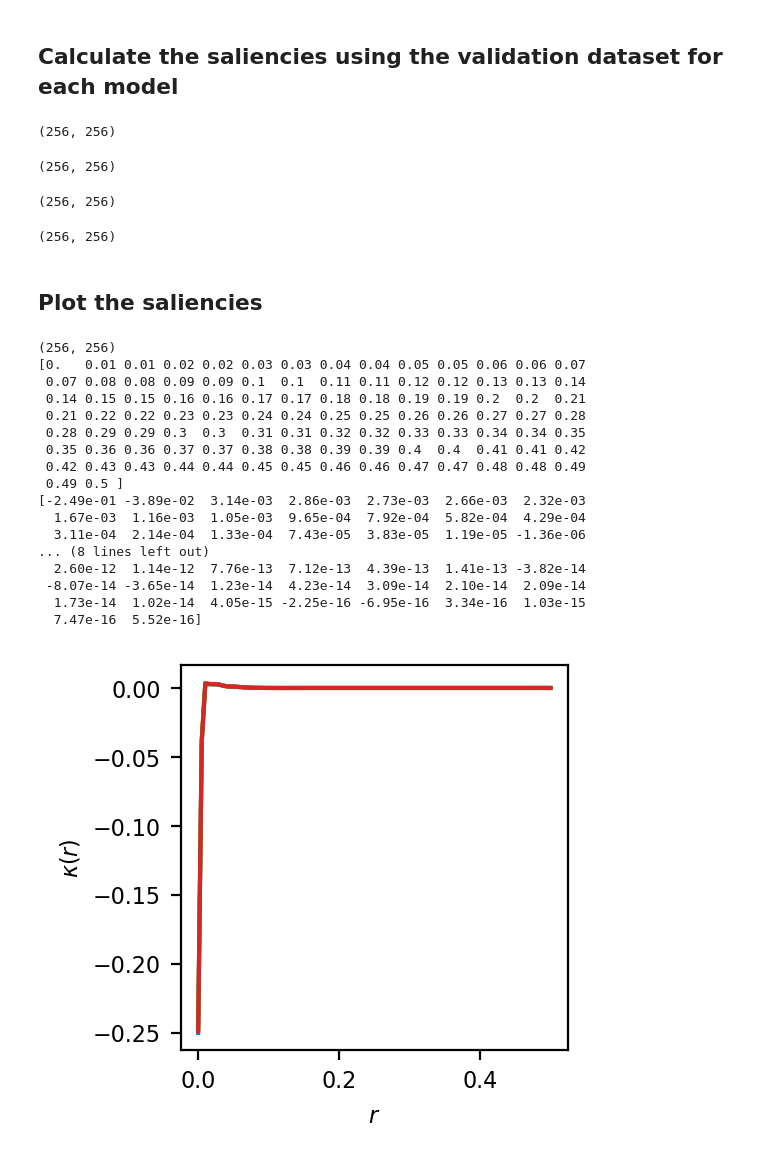
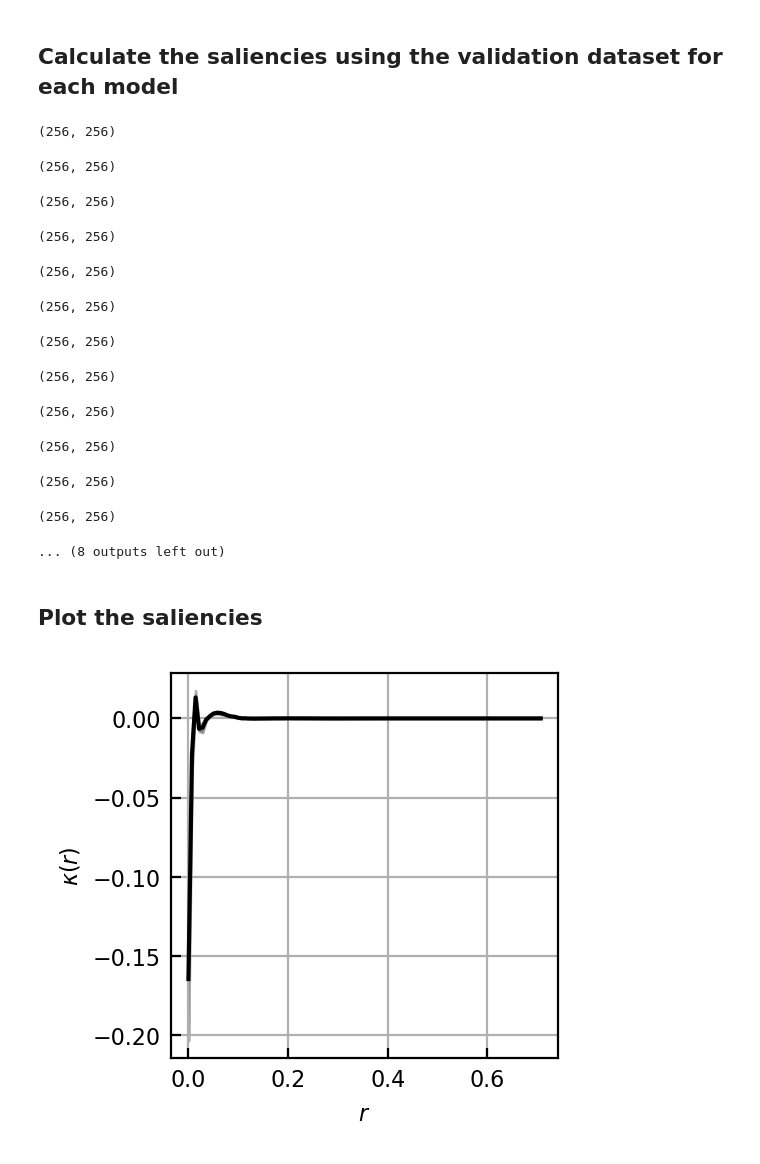
Before and after one commit to jcolen/sociohydro, a Jupyter notebook: nonlocal_ising/SimulationsSaliency.ipynb, the cells around one changed output. Cells and saved outputs as stored; diff of their text form; code cells hidden in the pictures.

```diff
--- a/nonlocal_ising/SimulationsSaliency.ipynb
+++ b/nonlocal_ising/SimulationsSaliency.ipynb
@@ -153,7 +77,7 @@ def compute_saliency(model, phi):
     return G_S_sum
 
 for i in range(4):
-    model_path = f'models/SimulationForecasting_{i}'
+    model_path = f'models/SimulationForecasting_sigma10_{i}'
 
     # Load model
     info = torch.load(f'{model_path}.ckpt')
@@ -167,8 +91,8 @@ for i in range(4):
 
         G_S_sum = 0
 
-        for folder in np.random.choice(info['val_folder'], 1):
-            ds = SimulationDataset(folder, seq_len=25)
+        for folder in np.random.choice(info['val_folder'], 5):
+            ds = SimulationDataset(folder, seq_len=25, sigma=info.get('sigma', 0))
 
             sample = ds[0]
             phi = sample['phi'].to(device)
@@ -180,61 +104,58 @@ for i in range(4):
 (256, 256)
 (256, 256)
 (256, 256)
+(256, 256)
+(256, 256)
+(256, 256)
+(256, 256)
+(256, 256)
+(256, 256)
+(256, 256)
+(256, 256)
+... (8 outputs left out)
 # %% [markdown]
 ## Plot the saliencies
 # %%
-G_s = np.load(f'{model_path}_saliency.npy')
-print(G_s.shape)
-
 X = ds.x - np.mean(ds.x)
 Y = ds.y - np.mean(ds.y)
 
 def get_Gr(G_r, x=X , y=Y):
     G_r = G_r / np.abs(G_r).max() #Normalize by the maximum absolute value
 
     rgrid = np.linalg.norm(np.stack([x, y]), axis=0)
-    r = np.linspace(0., np.max(rgrid) / np.sqrt(2), 100)
+    r = np.linspace(0., np.max(rgrid), 100)
     dr = r[1] - r[0]
 
     #Compute radial average
     gr = np.zeros(len(r))
     for j in range(len(r)):
         gr[j] = np.mean(G_r[np.abs(rgrid - r[j]) <= dr])
 
     return r, gr
 
 fig, ax = plt.subplots(1, 1, dpi=200, figsize=(2.5, 2.5))
 
+G_r = []
+
 for i in range(4):
-    model_path = f'models/SimulationForecasting_{i}'
+    model_path = f'models/SimulationForecasting_sigma10_{i}'
     G_s = np.load(f'{model_path}_saliency.npy')
 
     r, gr = get_Gr(G_s)
-    ax.plot(r, gr)
+    G_r.append(gr)
+
+G_r = np.stack(G_r)
+G_mean = np.mean(G_r, axis=0)
+G_std = np.std(G_r, axis=0)
+
+ax.plot(r, G_mean, color='black')
+ax.fill_between(r, G_mean-G_std, G_mean+G_std, color='black', alpha=0.3)
 
 ax.set(
     xlabel='$r$',
     ylabel='$\kappa(r)$'
 )
-
-print(r)
-print(gr)
+ax.tick_params(which='both', direction='in')
+ax.grid(True)
 # %% [output]
-(256, 256)
-[0.   0.01 0.01 0.02 0.02 0.03 0.03 0.04 0.04 0.05 0.05 0.06 0.06 0.07
- 0.07 0.08 0.08 0.09 0.09 0.1  0.1  0.11 0.11 0.12 0.12 0.13 0.13 0.14
- 0.14 0.15 0.15 0.16 0.16 0.17 0.17 0.18 0.18 0.19 0.19 0.2  0.2  0.21
- 0.21 0.22 0.22 0.23 0.23 0.24 0.24 0.25 0.25 0.26 0.26 0.27 0.27 0.28
- 0.28 0.29 0.29 0.3  0.3  0.31 0.31 0.32 0.32 0.33 0.33 0.34 0.34 0.35
- 0.35 0.36 0.36 0.37 0.37 0.38 0.38 0.39 0.39 0.4  0.4  0.41 0.41 0.42
- 0.42 0.43 0.43 0.44 0.44 0.45 0.45 0.46 0.46 0.47 0.47 0.48 0.48 0.49
- 0.49 0.5 ]
-[-2.49e-01 -3.89e-02  3.14e-03  2.86e-03  2.73e-03  2.66e-03  2.32e-03
-  1.67e-03  1.16e-03  1.05e-03  9.65e-04  7.92e-04  5.82e-04  4.29e-04
-  3.11e-04  2.14e-04  1.33e-04  7.43e-05  3.83e-05  1.19e-05 -1.36e-06
-... (8 lines left out)
-  2.60e-12  1.14e-12  7.76e-13  7.12e-13  4.39e-13  1.41e-13 -3.82e-14
- -8.07e-14 -3.65e-14  1.23e-14  4.23e-14  3.09e-14  2.10e-14  2.09e-14
-  1.73e-14  1.02e-14  4.05e-15 -2.25e-16 -6.95e-16  3.34e-16  1.03e-15
-  7.47e-16  5.52e-16]
-[figure, old version]
+[figure, new version]
```
Also changed, not shown: parts of 2 cells of this notebook, 51 other files.
